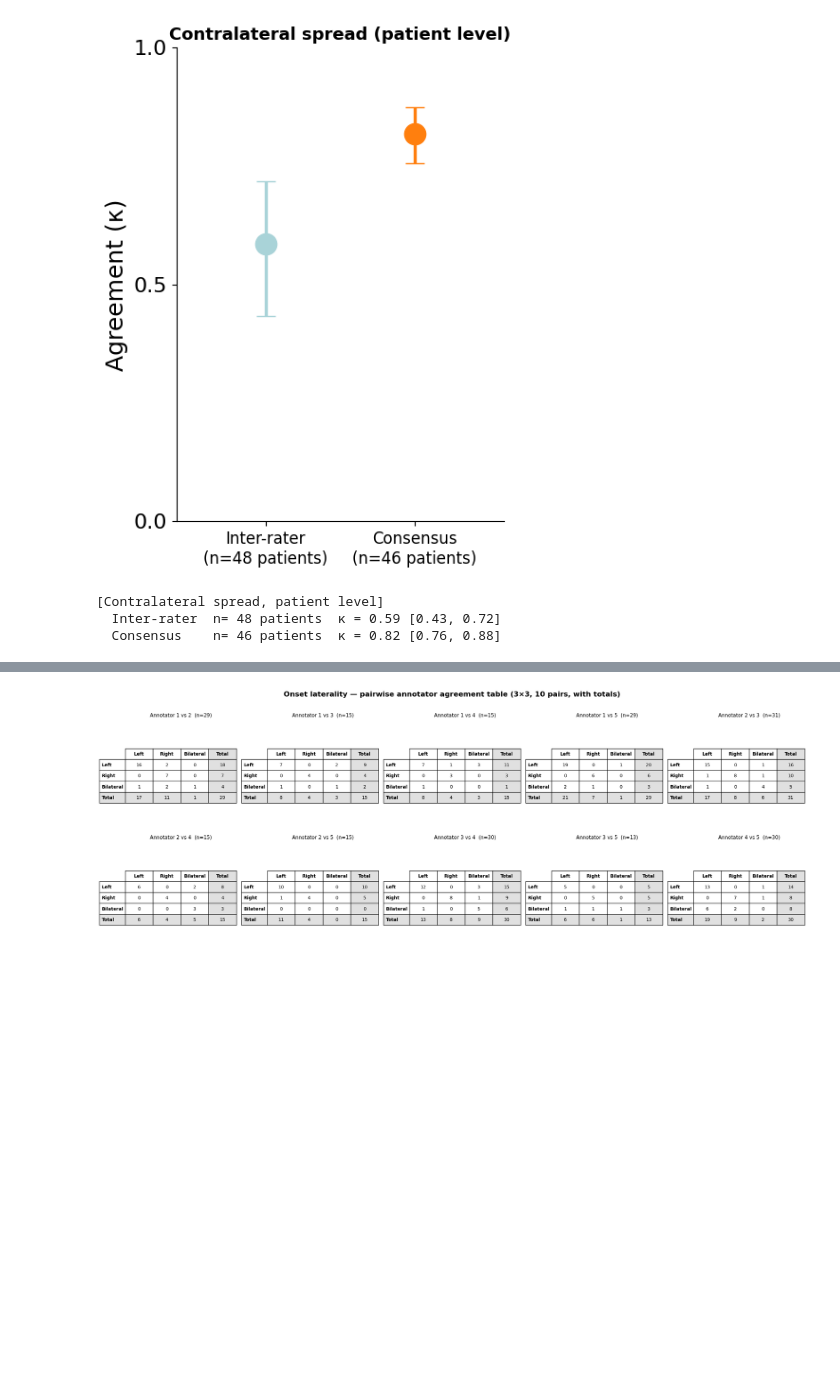
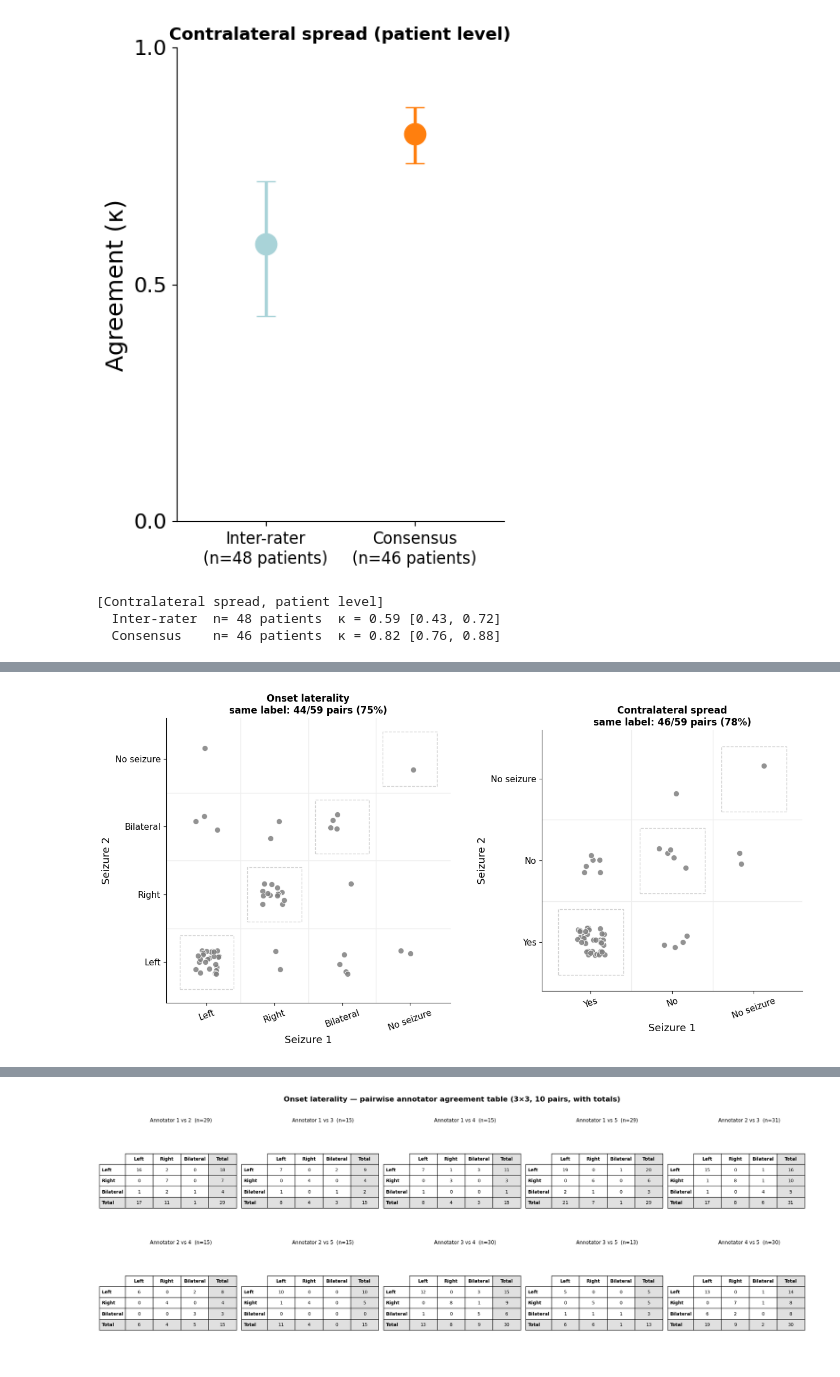
Before and after one commit to penn-cnt/scalp_seizure_annotation, a Jupyter notebook: code/supplement_figure.ipynb, the cells around one changed output, grey strips where cells are left out. Drawn from its saved outputs; the diff is of its cells as text; code cells hidden in the pictures; blank space fills up the shorter version.

Commit message:
Update participant data, README, and analysis notebooks

```diff
--- a/code/supplement_figure.ipynb
+++ b/code/supplement_figure.ipynb
@@ -387,3 +387,100 @@ Contralateral spread: 78 seizures, 48 patients
 [Contralateral spread, patient level]
   Inter-rater  n= 48 patients  κ = 0.59 [0.43, 0.72]
   Consensus    n= 46 patients  κ = 0.82 [0.76, 0.88]
+# %%
+# ==============================================================================
+#  Supplementary analysis — seizure 1 vs seizure 2 labels of the same annotator
+# ==============================================================================
+# Patients with two seizures in Annotation_PennEPIID.csv. Annotators were assigned per seizure,
+# so only annotators who rated both seizures of a patient can be compared.
+#   One circle = one (annotator, patient) pair: x = label for the first seizure (lower
+#   seizure_number), y = label for the second seizure. Small random jitter inside each cell
+#   separates pairs with the same labels. No pair is skipped: "No seizure" and labels whose
+#   laterality could not be determined ("Undetermined") are shown as their own categories
+#   (a category is drawn only if at least one pair has it).
+#   Same label = on the diagonal. Run the SETUP cell first (uses consensus_df, _map_to_group,
+#   get_spread_bilateral_yes).
+import numpy as np
+import pandas as pd
+import matplotlib.pyplot as plt
+
+GRAY = "#7F7F7F"
+JITTER = 0.18
+
+LAT_CATS = ['Left', 'Right', 'Bilateral', 'Undetermined', 'No seizure']
+SPR_CATS = ['Yes', 'No', 'Undetermined', 'No seizure']
+
+
+def _lat_label(g):
+    if g == 'no seizure':
+        return 'No seizure'
+    v = _map_to_group(g)
+    return v if v is not None else 'Undetermined'
+
+
+def _spr_label(g):
+    if g == 'no seizure':
+        return 'No seizure'
+    v = get_spread_bilateral_yes(g)
+    return v if v is not None else 'Undetermined'
+
+
+_sorted = consensus_df.sort_values(['Patient_id', 'seizure_number'])
+_counts = _sorted['Patient_id'].value_counts()
+_two = _sorted[_sorted['Patient_id'].isin(_counts[_counts == 2].index)]
+
+pairs, n_shared = [], {}
+for pid, grp in _two.groupby('Patient_id'):
+    s1, s2 = grp.iloc[0], grp.iloc[1]
+    shared = [i for i in range(1, 6)
+              if s1.get(f'Group_{i}') is not None and s2.get(f'Group_{i}') is not None]
+    n_shared[pid] = len(shared)
+    for i in shared:
+        g1, g2 = s1[f'Group_{i}'], s2[f'Group_{i}']
+        pairs.append({'PennEPI': pid, 'annotator': i,
+                      'sz1': int(s1['seizure_number']), 'sz2': int(s2['seizure_number']),
+                      'lat1': _lat_label(g1), 'lat2': _lat_label(g2),
+                      'spr1': _spr_label(g1), 'spr2': _spr_label(g2)})
+pairs = pd.DataFrame(pairs)
+print(f"patients with two seizures: {len(n_shared)}; annotators who rated both seizures per patient: "
+      f"{pd.Series(n_shared).value_counts().sort_index().to_dict()}")
+print(f"(annotator, patient) pairs shown: {len(pairs)}")
+
+fig, axes = plt.subplots(1, 2, figsize=(13, 6.5),
+                         gridspec_kw={'width_ratios': [len(LAT_CATS), len(SPR_CATS)]})
+rng = np.random.default_rng(0)
+for ax, (key, cats, title) in zip(axes, (('lat', LAT_CATS, 'Onset laterality'),
+                                          ('spr', SPR_CATS, 'Contralateral spread'))):
+    present = set(pairs[f'{key}1']) | set(pairs[f'{key}2'])
+    cats = [c for c in cats if c in present]                     # drop categories with no pairs
+    pos = {c: k for k, c in enumerate(cats)}
+    x = pairs[f'{key}1'].map(pos).to_numpy(float)
+    y = pairs[f'{key}2'].map(pos).to_numpy(float)
+    ax.scatter(x + rng.uniform(-JITTER, JITTER, len(x)), y + rng.uniform(-JITTER, JITTER, len(y)),
+               s=55, color=GRAY, edgecolor='white', linewidth=0.8, alpha=0.85, zorder=3)
+    for k in range(len(cats)):                                   # highlight same-label cells
+        ax.add_patch(plt.Rectangle((k - 0.4, k - 0.4), 0.8, 0.8, fill=False, ls='--',
+                                   ec='lightgray', lw=1, zorder=1))
+    for v in np.arange(0.5, len(cats) - 0.5):
+        ax.axvline(v, color='#EEEEEE', lw=1, zorder=0); ax.axhline(v, color='#EEEEEE', lw=1, zorder=0)
+    ax.set_xticks(range(len(cats))); ax.set_xticklabels(cats, fontsize=11, rotation=20)
+    ax.set_yticks(range(len(cats))); ax.set_yticklabels(cats, fontsize=11)
+    ax.set_xlim(-0.6, len(cats) - 0.4); ax.set_ylim(-0.6, len(cats) - 0.4)
+    ax.set_aspect('equal')
+    ax.set_xlabel('Seizure 1', fontsize=13); ax.set_ylabel('Seizure 2', fontsize=13)
+    ax.spines[['top', 'right']].set_visible(False)
+
+    same = pairs[f'{key}1'] == pairs[f'{key}2']
+    ax.set_title(f"{title}\nsame label: {same.sum()}/{len(pairs)} pairs ({100 * same.mean():.0f}%)",
+                 fontsize=12, fontweight='bold')
+    print(f"\n[{title}] same label for both seizures: {same.sum()}/{len(pairs)} ({100 * same.mean():.0f}%)")
+    print(pd.crosstab(pairs[f'{key}1'], pairs[f'{key}2'], rownames=['seizure 1'], colnames=['seizure 2'])
+          .reindex(index=cats, columns=cats, fill_value=0).to_string())
+    by_ann = pairs.assign(same=same).groupby('annotator')['same'].agg(['sum', 'count'])
+    print("  by annotator: " + ", ".join(f"Clin {a} {int(r['sum'])}/{int(r['count'])}" for a, r in by_ann.iterrows()))
+plt.tight_layout()
+plt.show()
+
+print("\nAll pairs:")
+print(pairs.to_string(index=False))
+# %% [output]
@@ -389,0 +506 @@ Contralateral spread: 78 seizures, 48 patients
+[figure, added]
```
Also changed, not shown: parts of 6 cells of this notebook, 3 other files.
